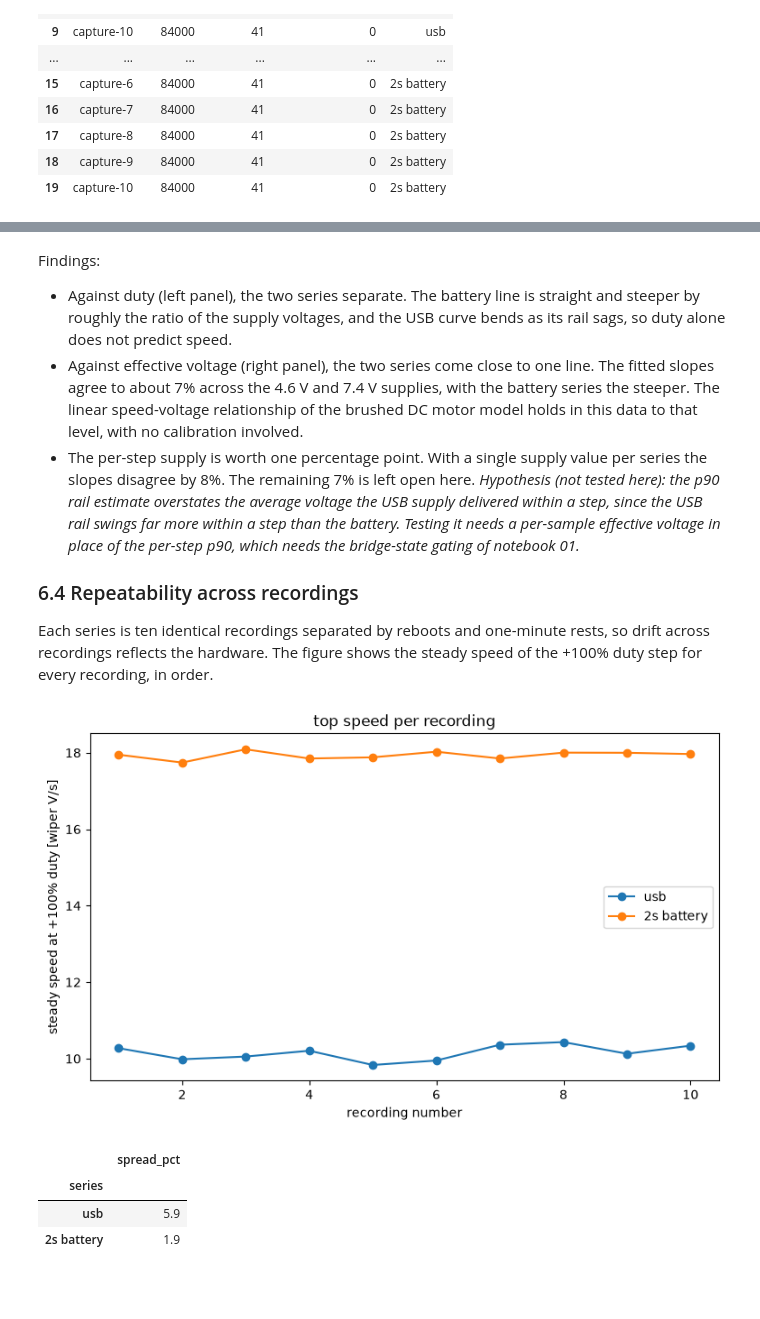
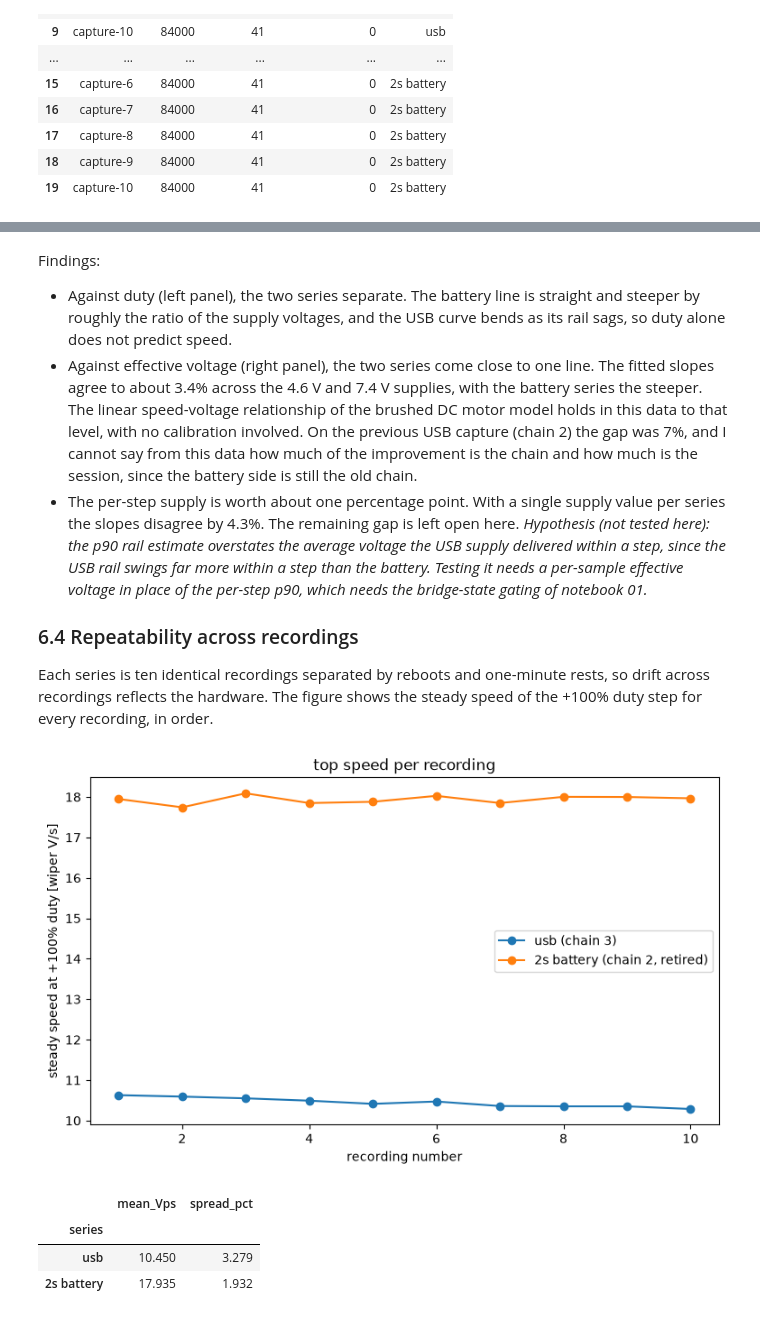
Before and after one commit to OpenServoCore/open-servo-core, a Jupyter notebook: notebooks/00-raw-duty-sweeps.ipynb, the cells around one changed output, grey strips where cells are left out. Saved outputs shown, nothing was run; the diff lists cells and outputs as text; code cells hidden in the pictures; blank space fills up the shorter version.

```diff
--- a/notebooks/00-raw-duty-sweeps.ipynb
+++ b/notebooks/00-raw-duty-sweeps.ipynb
@@ -302,8 +377,8 @@ of the one-second baseline and use the settled remainder.
 # %%
 rows = []
-for series, recs in [("usb", usb), ("2s battery", batt)]:
+for series, recs, ch in SERIES:
     for name, (df, _) in recs.items():
-        base = df[df["seg"] == 0]["pos"].to_numpy() * V_ADC_PER_COUNT
+        base = df[df["seg"] == 0]["pos"].to_numpy() * ch.v_adc_per_count
         settled = base[len(base) // 5:]
         med = np.median(settled)
         band = np.max(np.abs(settled - med))
@@ -472,19 +611,19 @@ recordings, terminal A for forward steps and terminal B for reverse.
 # %%
 rows = []
-for label, recs in [("usb", usb), ("2s battery", batt)]:
+for label, recs, ch in SERIES:
     for df, _ in recs.values():
-        vb = df["vb"].iloc[0]
+        vb_a, vb_b = df["vb"].iloc[0], df["vb_b"].iloc[0]
         for seg_id, seg in df.groupby("seg"):
             d = seg["duty_pct"].iloc[0]
             mag = int(round(abs(d)))
             if seg_id == 0 or mag > 25:
                 continue
-            term = seg["vmotor_a"] if d > 0 else seg["vmotor_b"]
+            term, vb = (seg["vmotor_a"], vb_a) if d > 0 else (seg["vmotor_b"], vb_b)
             rows.append({
                 "series": label,
                 "terminal": "A (forward)" if d > 0 else "B (reverse)",
                 "duty_mag_pct": mag,
-                "driven_V": term_V(term.median(), vb),
+                "driven_V": ch.term_V(term.median(), vb),
             })
 (pd.DataFrame(rows)
    .groupby(["duty_mag_pct", "series", "terminal"])["driven_V"].mean()
@@ -697,7 +852,7 @@ supply of each series to its 5% and 10% steps and marks which of them
 moved (aligned travel beyond the rest-noise band).
 # %%
 rows = []
-for label in ["usb", "2s battery"]:
+for label, _, _ in SERIES:
     for pct in [5, 10]:
         rows.append({
             "series": label,
@@ -739,8 +898,8 @@ millivolts at most. The fit table also repeats the fit with one supply
 value per series (the mean over all measurable steps) to show what the
 per-step correction is worth.
 # %%
-def step_speeds(df):
-    sup = step_supply(df).set_index("duty_pct")["supply_V"]
+def step_speeds(df, ch):
+    sup = step_supply(df, ch).set_index("duty_pct")["supply_V"]
     sup_lo = sup[np.abs(sup.index) <= 30].mean()
     out = []
     for seg_id, seg in df.groupby("seg"):
@@ -749,7 +908,7 @@ def step_speeds(df):
         n = len(seg)
         tail = seg.iloc[int(n * 0.4):]
         t = (tail["tick"] - tail["tick"].iloc[0]) / TICK_HZ
-        slope = np.polyfit(t, tail["pos"] * V_ADC_PER_COUNT, 1)[0]
+        slope = np.polyfit(t, tail["pos"] * ch.v_adc_per_count, 1)[0]
         d = seg["duty_pct"].iloc[0]
         out.append({
             "duty_pct": d,
@@ -760,15 +919,14 @@ def step_speeds(df):
     return pd.DataFrame(out)
 
 fig, axes = plt.subplots(1, 2, figsize=(13, 5))
-for recs, color, label in [(usb, "tab:blue", "usb"),
-                           (batt, "tab:orange", "2s battery")]:
+for label, recs, ch in SERIES:
     for name, (df, meta) in recs.items():
-        sp = step_speeds(df).sort_values("duty_pct")
+        sp = step_speeds(df, ch).sort_values("duty_pct")
         axes[0].plot(sp["duty_pct"], sp["speed_Vps"], "-o", ms=2, lw=0.8,
-                     alpha=0.5, color=color)
+                     alpha=0.5, color=COLORS[label])
         veff = sp["duty_pct"] / 100.0 * sp["supply_V"]
-        axes[1].plot(veff, sp["speed_Vps"], "o", ms=3, alpha=0.4, color=color)
-    axes[1].plot([], [], "o", color=color, label=label)
+        axes[1].plot(veff, sp["speed_Vps"], "o", ms=3, alpha=0.4, color=COLORS[label])
+    axes[1].plot([], [], "o", color=COLORS[label], label=f"{label} ({ch.label})")
 axes[0].set_xlabel("duty [%]")
 axes[0].set_ylabel("steady speed [wiper V/s]")
 axes[0].set_title("speed vs duty: two supplies, two lines")
@@ -780,8 +938,8 @@ for ax in axes:
 plt.show()
 
 fits = {}
-for recs, label in [(usb, "usb"), (batt, "2s battery")]:
-    pts = pd.concat([step_speeds(df) for df, _ in recs.values()])
+for label, recs, ch in SERIES:
+    pts = pd.concat([step_speeds(df, ch) for df, _ in recs.values()])
     for kind, col in [("per-step supply", "supply_V"),
                       ("single supply per series", "supply_mean_V")]:
         veff = pts["duty_pct"] / 100.0 * pts[col]
@@ -807,13 +965,16 @@ Findings:
   and the USB curve bends as its rail sags, so duty alone does not
   predict speed.
 - Against effective voltage (right panel), the two series come close to
-  one line. The fitted slopes agree to about 7% across the 4.6 V and
+  one line. The fitted slopes agree to about 3.4% across the 4.6 V and
   7.4 V supplies, with the battery series the steeper. The linear
   speed-voltage relationship of the brushed DC motor model holds in this
-  data to that level, with no calibration involved.
-- The per-step supply is worth one percentage point. With a single supply
-  value per series the slopes disagree by 8%. The remaining 7% is left
-  open here. *Hypothesis (not tested here): the p90 rail estimate
+  data to that level, with no calibration involved. On the previous USB
+  capture (chain 2) the gap was 7%, and I cannot say from this data how
+  much of the improvement is the chain and how much is the session, since
+  the battery side is still the old chain.
+- The per-step supply is worth about one percentage point. With a single
+  supply value per series the slopes disagree by 4.3%. The remaining gap
+  is left open here. *Hypothesis (not tested here): the p90 rail estimate
   overstates the average voltage the USB supply delivered within a step,
   since the USB rail swings far more within a step than the battery.
   Testing it needs a per-sample effective voltage in place of the
@@ -828,28 +989,28 @@ in order.
 # %%
 fig, ax = plt.subplots(figsize=(9, 5))
 rows = []
-for recs, color, label in [(usb, "tab:blue", "usb"),
-                           (batt, "tab:orange", "2s battery")]:
+for label, recs, ch in SERIES:
     xs, ys = [], []
     for name, (df, meta) in recs.items():
         n = int(name.split("-")[1])
-        sp = step_speeds(df)
+        sp = step_speeds(df, ch)
         row = sp[np.isclose(sp["duty_pct"], 100.0, atol=0.1)]
         xs.append(n)
         ys.append(row["speed_Vps"].iloc[0])
-    ax.plot(xs, ys, "-o", color=color, label=label)
+    ax.plot(xs, ys, "-o", color=COLORS[label], label=f"{label} ({ch.label})")
     rows.append({"series": label,
+                 "mean_Vps": np.mean(ys),
                  "spread_pct": (max(ys) - min(ys)) / np.mean(ys) * 100})
 ax.set_xlabel("recording number")
 ax.set_ylabel("steady speed at +100% duty [wiper V/s]")
 ax.set_title("top speed per recording")
 ax.legend()
 plt.show()
-pd.DataFrame(rows).set_index("series").round(1)
+pd.DataFrame(rows).set_index("series").round(3)
 # %% [output]
-[figure, old version]
+[figure, new version]
-|  | spread_pct |
-| series |  |
-| usb | 5.9 |
-| 2s battery | 1.9 |
+|  | mean_Vps | spread_pct |
+| series |  |  |
+| usb | 10.450 | 3.279 |
+| 2s battery | 17.935 | 1.932 |
 # %% [markdown]
```
Also changed, not shown: parts of 26 cells of this notebook, 20 other files.
